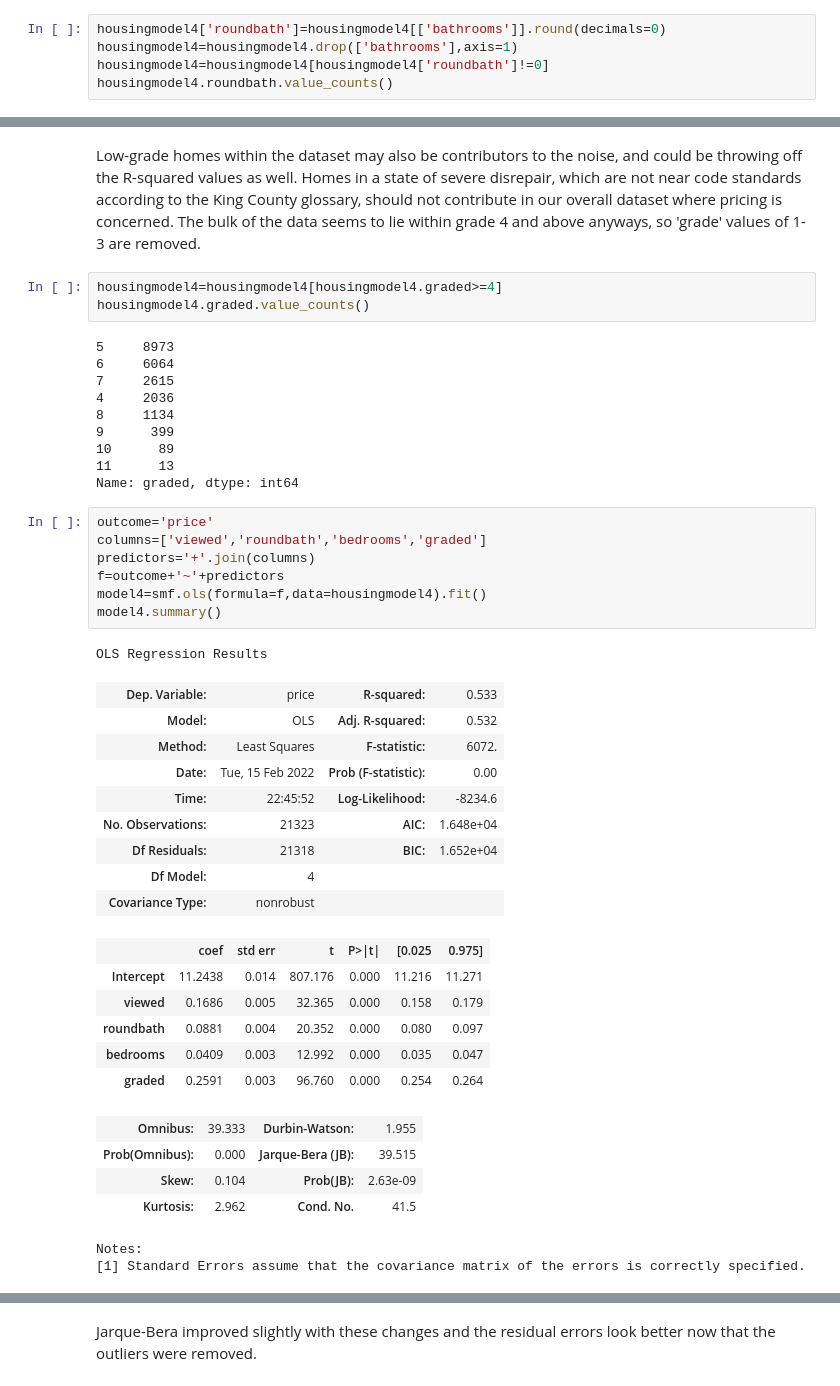
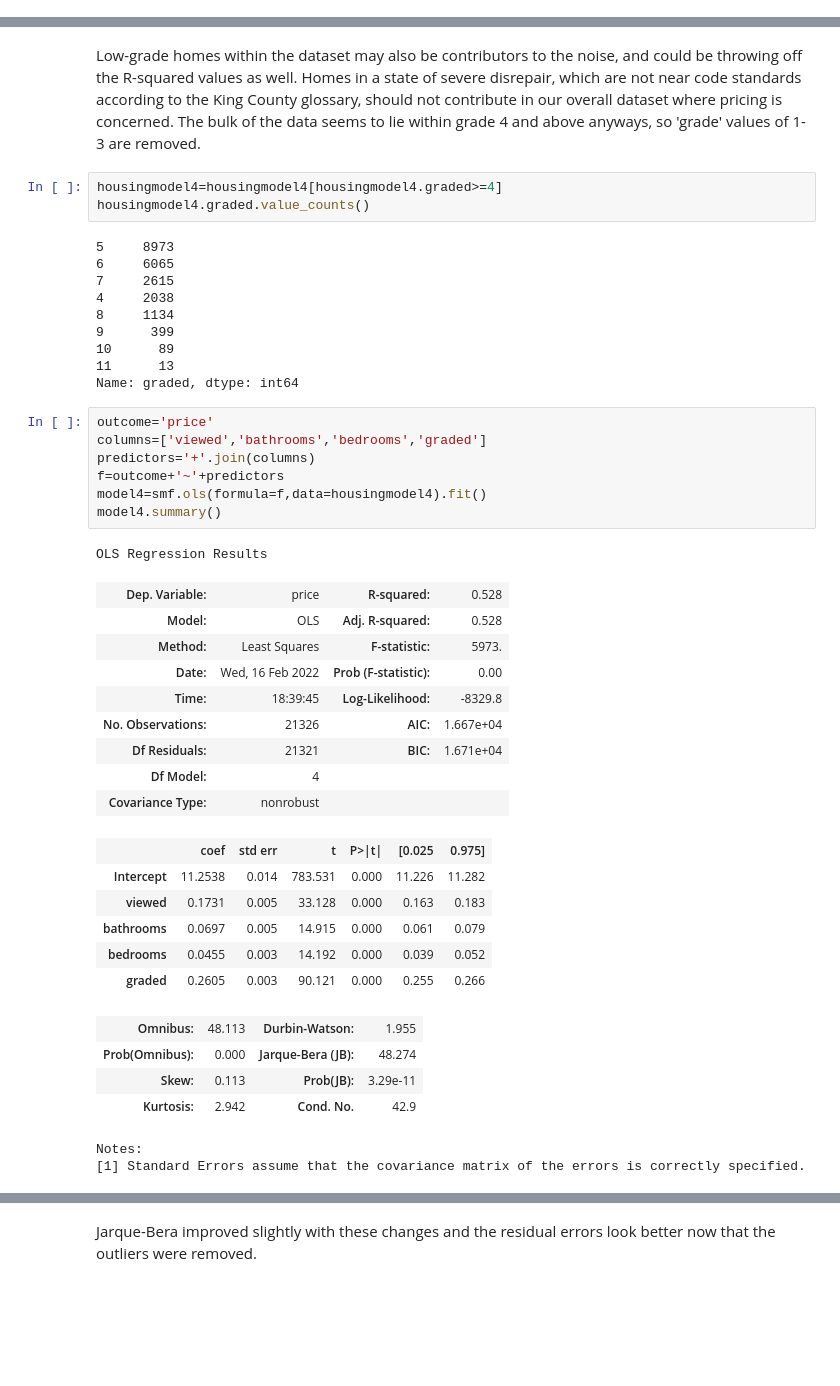
Before and after one commit to n0vah917/dsc-phase-2-project-v2-3, a Jupyter notebook: Phase 2 Project .ipynb, the cells around one changed output, grey strips where cells are left out. Saved outputs shown, nothing was run; the diff lists cells and outputs as text; blank space fills up the shorter version.

```diff
--- a/Phase 2 Project .ipynb
+++ b/Phase 2 Project .ipynb
@@ -561,8 +542,3 @@ housingmodel4.bedrooms.value_counts()
 Name: bedrooms, dtype: int64
 # %% [markdown]
 Similarly with the 'bathrooms' column, the unharmonized amount of non-integers may cause additional noise in the dataset, reducing the R2 value further. To mitigate this, the 'bathrooms' values are rounded up/down to the nearest whole number.
-# %%
-housingmodel4['roundbath']=housingmodel4[['bathrooms']].round(decimals=0)
-housingmodel4=housingmodel4.drop(['bathrooms'],axis=1)
-housingmodel4=housingmodel4[housingmodel4['roundbath']!=0]
-housingmodel4.roundbath.value_counts()
@@ -598,9 +564,9 @@ housingmodel4=housingmodel4[housingmodel4.graded>=4]
 housingmodel4.graded.value_counts()
 # %% [output]
 5     8973
-6     6064
+6     6065
 7     2615
-4     2036
+4     2038
 8     1134
 9      399
 10      89
@@ -608,32 +574,32 @@ housingmodel4.graded.value_counts()
 Name: graded, dtype: int64
 # %%
 outcome='price'
-columns=['viewed','roundbath','bedrooms','graded']
+columns=['viewed','bathrooms','bedrooms','graded']
 predictors='+'.join(columns)
 f=outcome+'~'+predictors
 model4=smf.ols(formula=f,data=housingmodel4).fit()
 model4.summary()
 # %% [output]
 OLS Regression Results
-| Dep. Variable: | price | R-squared: | 0.533 |
-| Model: | OLS | Adj. R-squared: | 0.532 |
-| Method: | Least Squares | F-statistic: | 6072. |
-| Date: | Tue, 15 Feb 2022 | Prob (F-statistic): | 0.00 |
-| Time: | 22:45:52 | Log-Likelihood: | -8234.6 |
-| No. Observations: | 21323 | AIC: | 1.648e+04 |
-| Df Residuals: | 21318 | BIC: | 1.652e+04 |
+| Dep. Variable: | price | R-squared: | 0.528 |
+| Model: | OLS | Adj. R-squared: | 0.528 |
+| Method: | Least Squares | F-statistic: | 5973. |
+| Date: | Wed, 16 Feb 2022 | Prob (F-statistic): | 0.00 |
+| Time: | 18:39:45 | Log-Likelihood: | -8329.8 |
+| No. Observations: | 21326 | AIC: | 1.667e+04 |
+| Df Residuals: | 21321 | BIC: | 1.671e+04 |
 | Df Model: | 4 |  |  |
 | Covariance Type: | nonrobust |  |  |
 |  | coef | std err | t | P>|t| | [0.025 | 0.975] |
-| Intercept | 11.2438 | 0.014 | 807.176 | 0.000 | 11.216 | 11.271 |
-| viewed | 0.1686 | 0.005 | 32.365 | 0.000 | 0.158 | 0.179 |
-| roundbath | 0.0881 | 0.004 | 20.352 | 0.000 | 0.080 | 0.097 |
-| bedrooms | 0.0409 | 0.003 | 12.992 | 0.000 | 0.035 | 0.047 |
-| graded | 0.2591 | 0.003 | 96.760 | 0.000 | 0.254 | 0.264 |
+| Intercept | 11.2538 | 0.014 | 783.531 | 0.000 | 11.226 | 11.282 |
+| viewed | 0.1731 | 0.005 | 33.128 | 0.000 | 0.163 | 0.183 |
+| bathrooms | 0.0697 | 0.005 | 14.915 | 0.000 | 0.061 | 0.079 |
+| bedrooms | 0.0455 | 0.003 | 14.192 | 0.000 | 0.039 | 0.052 |
+| graded | 0.2605 | 0.003 | 90.121 | 0.000 | 0.255 | 0.266 |
-| Omnibus: | 39.333 | Durbin-Watson: | 1.955 |
-| Prob(Omnibus): | 0.000 | Jarque-Bera (JB): | 39.515 |
-| Skew: | 0.104 | Prob(JB): | 2.63e-09 |
-| Kurtosis: | 2.962 | Cond. No. | 41.5 |
+| Omnibus: | 48.113 | Durbin-Watson: | 1.955 |
+| Prob(Omnibus): | 0.000 | Jarque-Bera (JB): | 48.274 |
+| Skew: | 0.113 | Prob(JB): | 3.29e-11 |
+| Kurtosis: | 2.942 | Cond. No. | 42.9 |
 Notes:
 [1] Standard Errors assume that the covariance matrix of the errors is correctly specified.
 # %%
```
Also changed, not shown: parts of 20 cells of this notebook, 1 other file.
